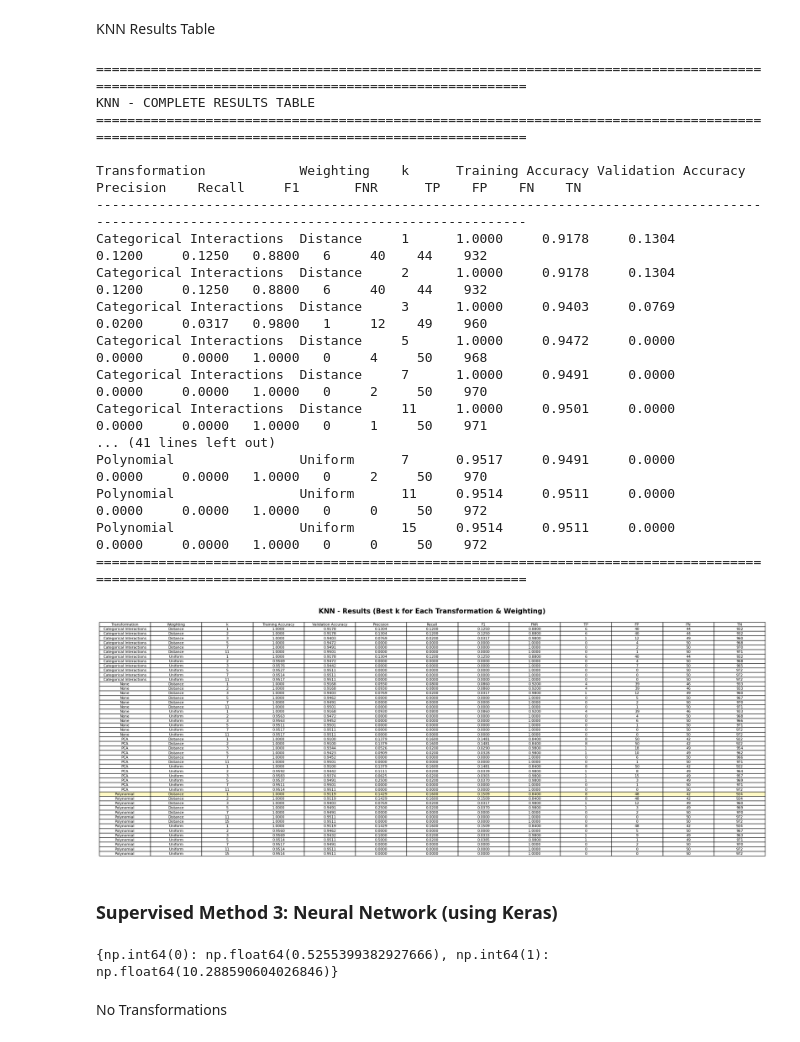
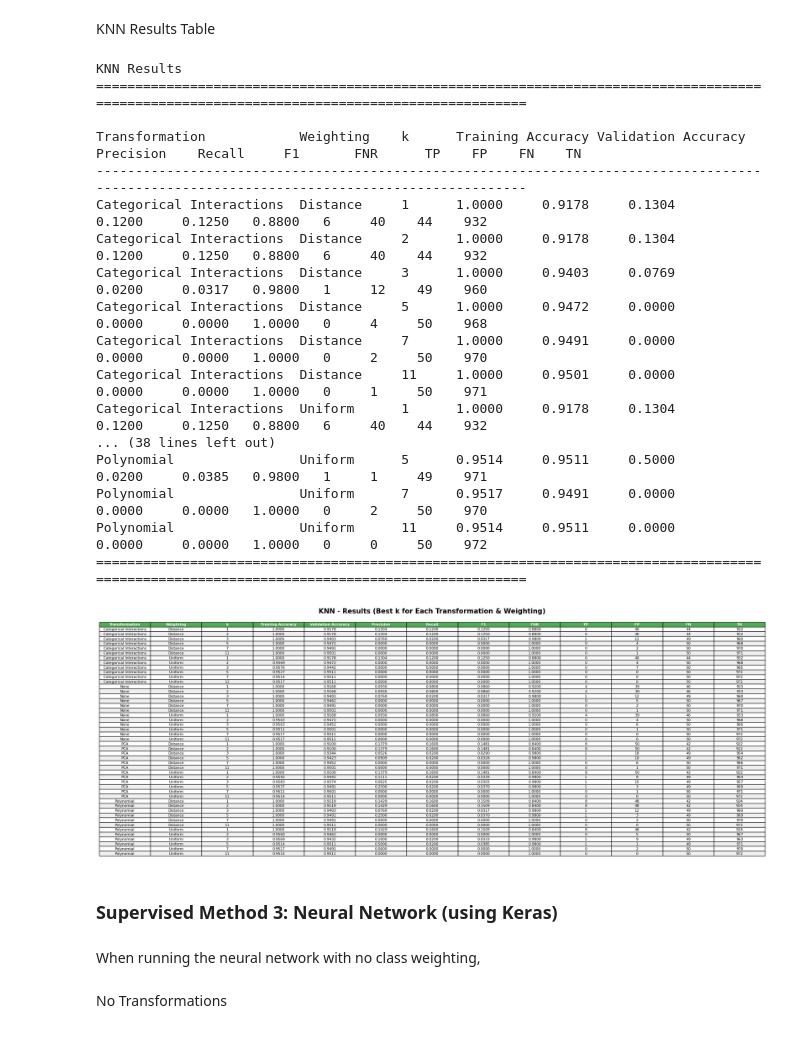
Before and after one commit to anthony-lamelas/Stroke_Prediction, a Jupyter notebook: main.ipynb, the cells around one changed output. Cells and saved outputs as stored; diff of their text form; code cells hidden in the pictures.

```diff
--- a/main.ipynb
+++ b/main.ipynb
@@ -1154,12 +1189,10 @@ knn_all_results = pd.concat([
 ], ignore_index=True)
 
 knn_all_results = knn_all_results.sort_values(["Transformation", "Weighting", "k"])
-
-# Convert to DataFrame
 knn_results_df = pd.DataFrame(knn_all_results)
 
-print("=" * 140)
-print("KNN - COMPLETE RESULTS TABLE")
+
+print("KNN Results")
 print("=" * 140)
 print(f"\n{'Transformation':<25} {'Weighting':<12} {'k':<6} {'Training Accuracy':<10} {'Validation Accuracy':<10} "
       f"{'Precision':<12} {'Recall':<10} {'F1':<8} {'FNR':<8} {'TP':<5} {'FP':<5} {'FN':<5} {'TN':<5}")
@@ -1173,8 +1206,6 @@ for _, row in knn_results_df.iterrows():
 
 print("=" * 140)
 
-
-# ===== DISPLAY AS MATPLOTLIB TABLE =====
 fig, ax = plt.subplots(figsize=(21, 8))
 ax.axis('tight')
 ax.axis('off')
@@ -1196,77 +1227,82 @@ for _, row in knn_results_df.iterrows():
         int(row['FN']),
         int(row['TN'])
     ])
-
+column_labels = ['Transformation', 'Weighting', 'k', 'Training Accuracy', 'Validation Accuracy', 'Precision', 'Recall', 'F1', 'FNR', 'TP', 'FP', 'FN', 'TN']
 table = ax.table(
     cellText=table_data,
-    colLabels=['Transformation', 'Weighting', 'k', 'Training Accuracy', 'Validation Accuracy',
-               'Precision', 'Recall', 'F1', 'FNR', 'TP', 'FP', 'FN', 'TN'],
+    colLabels=column_labels,
     cellLoc='center',
     loc='center',
     bbox=[0, 0, 1, 1]
 )
 
 table.auto_set_font_size(False)
 table.set_fontsize(8)
 table.scale(1, 2)
 
 # Highlight best row (highest F1)
 best_idx = knn_results_df['F1'].idxmax()
 highlight_row = knn_results_df.index.get_loc(best_idx)
 
-for j in range(13):
-    cell = table[(highlight_row + 1, j)]  # +1 because header row is at index 0
-    cell.set_facecolor('#FFF9C4')
-
+for i in range(0, len(table_data) + 1):
+    for j in range(len(column_labels)):
+        cell = table[(i, j)]
+        if i == 0:
+            cell.set_facecolor('#4CAF50')
+            cell.set_text_props(weight='bold', color='white')
+        elif (i % 2) == 0:
+            table[(i, j)].set_facecolor('#f0f0f0')
+        else:
+            table[(i, j)].set_facecolor('white')
 plt.title('KNN - Results (Best k for Each Transformation & Weighting)', fontsize=15, fontweight='bold', pad=20)
 plt.tight_layout()
 plt.show()
-
-
-#
 # %% [output]
-============================================================================================================================================
-KNN - COMPLETE RESULTS TABLE
+KNN Results
 ============================================================================================================================================
 
 Transformation            Weighting    k      Training Accuracy Validation Accuracy Precision    Recall     F1       FNR      TP    FP    FN    TN
 --------------------------------------------------------------------------------------------------------------------------------------------
 Categorical Interactions  Distance     1      1.0000     0.9178     0.1304       0.1200     0.1250   0.8800   6     40    44    932
 Categorical Interactions  Distance     2      1.0000     0.9178     0.1304       0.1200     0.1250   0.8800   6     40    44    932
 Categorical Interactions  Distance     3      1.0000     0.9403     0.0769       0.0200     0.0317   0.9800   1     12    49    960
 Categorical Interactions  Distance     5      1.0000     0.9472     0.0000       0.0000     0.0000   1.0000   0     4     50    968
 Categorical Interactions  Distance     7      1.0000     0.9491     0.0000       0.0000     0.0000   1.0000   0     2     50    970
 Categorical Interactions  Distance     11     1.0000     0.9501     0.0000       0.0000     0.0000   1.0000   0     1     50    971
-... (41 lines left out)
+Categorical Interactions  Uniform      1      1.0000     0.9178     0.1304       0.1200     0.1250   0.8800   6     40    44    932
+... (38 lines left out)
+Polynomial                Uniform      5      0.9514     0.9511     0.5000       0.0200     0.0385   0.9800   1     1     49    971
 Polynomial                Uniform      7      0.9517     0.9491     0.0000       0.0000     0.0000   1.0000   0     2     50    970
 Polynomial                Uniform      11     0.9514     0.9511     0.0000       0.0000     0.0000   1.0000   0     0     50    972
-Polynomial                Uniform      15     0.9514     0.9511     0.0000       0.0000     0.0000   1.0000   0     0     50    972
 ============================================================================================================================================
-[figure, old version]
+[figure, new version]
 # %% [markdown]
 ### Supervised Method 3: Neural Network (using Keras)
 # %%
 import tensorflow as tf
-from tensorflow.keras.models import Sequential
-from tensorflow.keras.layers import Dense
-from tensorflow.keras.regularizers import l2
-from sklearn.metrics import accuracy_score, precision_score, recall_score, f1_score, confusion_matrix
-from sklearn.utils.class_weight import compute_class_weight
+from tensorflow.keras.models import Sequential # model - stacked layers
+from tensorflow.keras.layers import Dense #fully connected layer
+from tensorflow.keras.regularizers import l2 #regularization
+from sklearn.metrics import accuracy_score, precision_score, recall_score, f1_score, confusion_matrix #metrics
+from sklearn.utils.class_weight import compute_class_weight #calculates how to balance classes
 import numpy as np
 import pandas as pd
 
-classes = np.unique(y_train)
+# weight classes to help w imbalance
+"""
+classes = np.array([0, 1])
 class_weights = compute_class_weight(class_weight='balanced', classes=classes, y=y_train)
-class_weights_dict = {cls: weight for cls, weight in zip(classes, class_weights)}
+class_weights_dict = {0: class_weights[0], 1: class_weights[1]}
 print(class_weights_dict)
+"""
 
 def run_keras_nn(X_train, y_train, X_val, y_val, alpha_values, transformation_name="Baseline"):
     results = []
 
     for alpha in alpha_values:
         model = Sequential([
-            Dense(32, activation='relu', kernel_regularizer=l2(alpha), input_shape=(X_train.shape[1],)),
-            Dense(16, activation='relu', kernel_regularizer=l2(alpha)),
+            Dense(64, activation='relu', kernel_regularizer=l2(alpha), input_shape=(X_train.shape[1],)),
+            Dense(32, activation='relu', kernel_regularizer=l2(alpha)),
             Dense(1, activation='sigmoid')
         ])
 
@@ -1276,13 +1312,14 @@ def run_keras_nn(X_train, y_train, X_val, y_val, alpha_values, transformation_na
             metrics=['accuracy']
         )
 
-        model.fit(
+        history = model.fit(
             X_train, y_train,
-            epochs=30,
+            epochs=30, #iters
             batch_size=32,
             verbose=0,
-            class_weight=class_weights_dict
+            #class_weight=class_weights_dict
         )
+
 
         # Predictions
         y_probs_val = model.predict(X_val).flatten()
@@ -1329,8 +1366,8 @@ def choose_best_nn(results_df):
     print(f"alpha={best_row['alpha']:.1e} | F1={best_row['val_f1']:.4f} | FNR={best_row['FNR']:.4f}")
 
     return best_row
-# %% [output]
-{np.int64(0): np.float64(0.5255399382927666), np.int64(1): np.float64(10.288590604026846)}
+# %% [markdown]
+When running the neural network with no class weighting,
 # %% [markdown]
 No Transformations
 # %%
```
Also changed, not shown: parts of 10 cells of this notebook.
